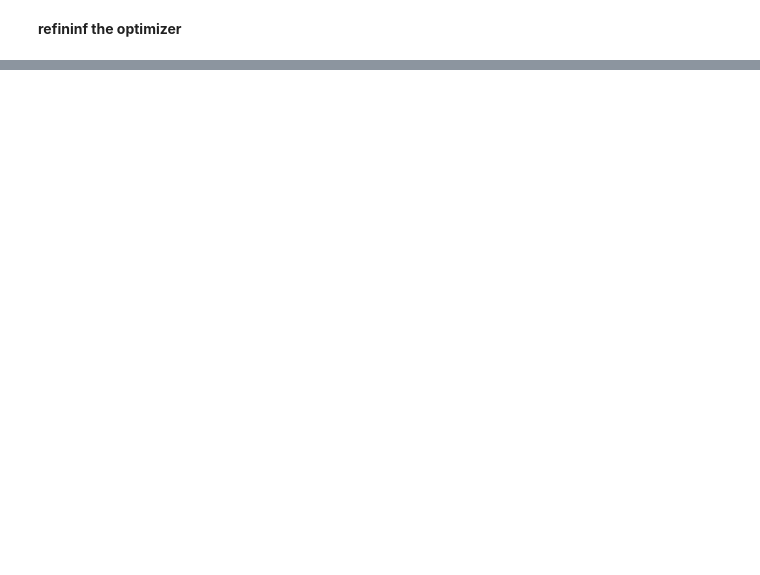
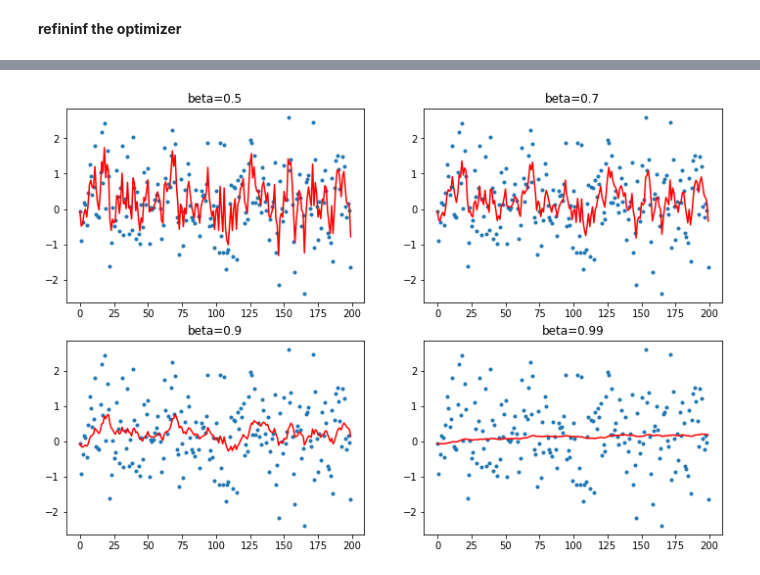
Before and after one commit to Hlompho-Dash/first_try_of_fastai, a Jupyter notebook: 09_optimizers.ipynb, the cells around one changed output, grey strips where cells are left out. Drawn from its saved outputs; the diff is of its cells as text; code cells hidden in the pictures; blank space fills up the shorter version.

```diff
--- a/09_optimizers.ipynb
+++ b/09_optimizers.ipynb
@@ -311,0 +505,11 @@ class Optimizer():
+# %%
+def plot_mom(f):
+  _, axs = plt.subplots(2,2,figsize=(12,8))
+  for beta, ax in zip(betas, axs.flatten()):
+    ax.plot(y, linestyle="None", marker='.')
+    avg, res = None,[]
+    for i,yi in enumerate(y):
+      avg,p =f(avg, beta, yi, i)
+      res.append(p)
+    ax.plot(res, color='red')
+    ax.set_title(f'beta={beta}')
@@ -311,0 +524,10 @@ class Optimizer():
+# %%
+def ewma(v1, v2, beta): return beta*v1 + (1- beta)*v2
+# %%
+def mom2(avg,beta,yi,i):
+  if avg is None: avg=yi
+  avg = ewma(avg, yi, beta)
+  return avg, avg
+plot_mom(mom2)
+# %% [output]
+[figure, added]
```
Also changed, not shown: parts of 55 cells of this notebook, 2 other files.
